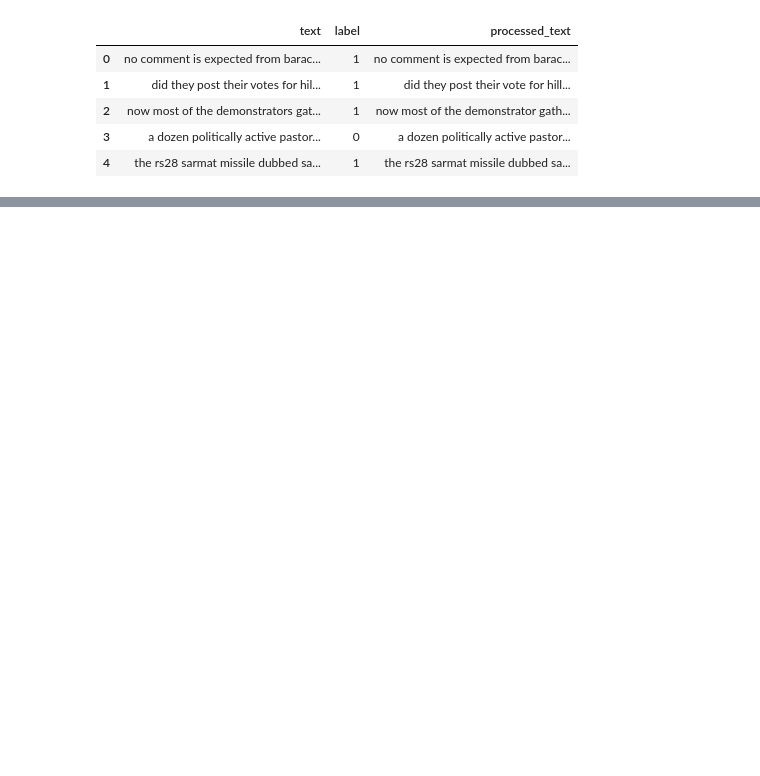
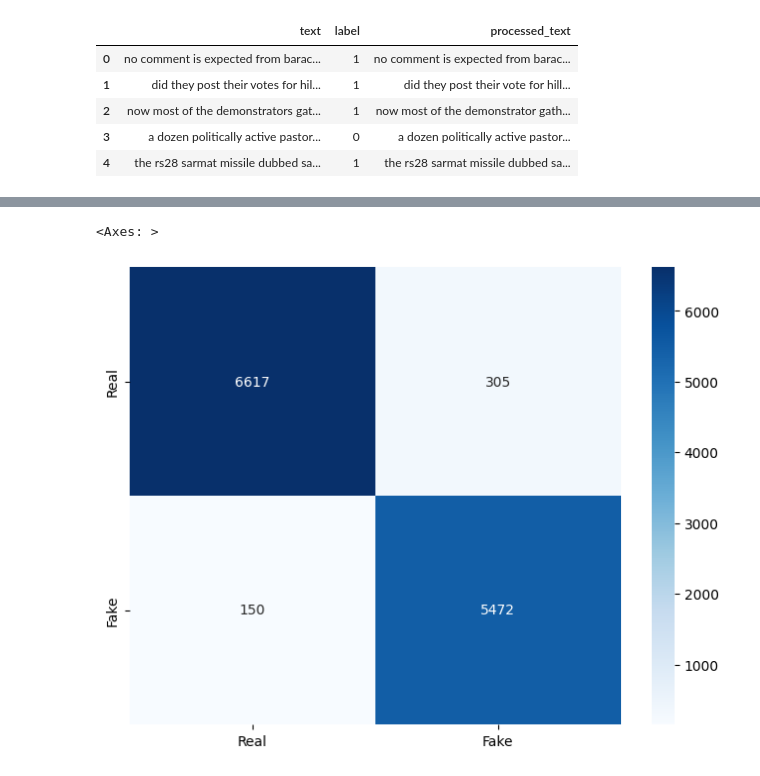
Before and after one commit to safiqurrahmang7/Project-Fake_news_classifier, a Jupyter notebook: notebooks/Model_Training.ipynb, the cells around one changed output, grey strips where cells are left out. Drawn from its saved outputs; the diff is of its cells as text; code cells hidden in the pictures; blank space fills up the shorter version.

Commit message:
Trained and evaluated a fake news classifier using a Bidirectional LSTM model. The model achieved f1-score: 0.97 on the test set.

```diff
--- a/notebooks/Model_Training.ipynb
+++ b/notebooks/Model_Training.ipynb
@@ -30,7 +28,7 @@ sequence_lengths = [len(seq) for seq in sequences]
 # %%
 max_length = max(sequence_lengths)
 # %%
-padded_text = pad_sequences(sequences,maxlen = 100, padding='post', truncating='post')
+padded_text = pad_sequences(sequences,maxlen = 200, padding='post', truncating='post')
 
 print(padded_text.shape)
 # %% [output]
@@ -53,26 +51,19 @@ the shape of y_train: (2596,)
 # %%
 from tensorflow.keras.models import Sequential
-from tensorflow.keras.layers import Embedding, LSTM, Dense, Dropout, SpatialDropout1D
+from tensorflow.keras.layers import Embedding, Bidirectional, LSTM,Dense, Dropout, SpatialDropout1D
 from tensorflow.keras.optimizers import Adam
 
 model = Sequential()
+model.add(Embedding(input_dim=10000, output_dim=100))
+model.add(Bidirectional(LSTM(64, return_sequences=True)))  # Bidirectional LSTM layer
+model.add(Dropout(0.5))  # Dropout for regularization
+model.add(Bidirectional(LSTM(32)))  # Another Bidirectional LSTM layer
+model.add(Dropout(0.5))
+model.add(Dense(1, activation='sigmoid'))  # Output layer for binary classification
 
-# Embedding Layer
-model.add(Embedding(input_dim=10000, output_dim=100, input_length=100))
 
-# Spatial Dropout (to prevent overfitting)
-model.add(SpatialDropout1D(0.2))
-
-# LSTM Layer
-model.add(LSTM(64, dropout=0.2, recurrent_dropout=0.2))
-
-# Dense Layer (output layer)
-model.add(Dense(1, activation='sigmoid'))  # Binary classification (sigmoid activation)
-
-# Step 6: Compiling the Model
-model.compile(loss='binary_crossentropy',
-              optimizer=Adam(learning_rate=0.001),
-              metrics=['accuracy'])
+# Compile the model
+model.compile(loss='binary_crossentropy', optimizer=Adam(learning_rate=0.001), metrics=['accuracy'])
 # %%
 # Step 7: Training the Model
 history = model.fit(X_train, y_train, epochs=5, batch_size=64, validation_data=(X_test, y_test), verbose=2)
@@ -96,0 +81,7 @@ Validation Accuracy: 0.6610
+# %%
+# Step 8: Evaluating the Model
+from sklearn.metrics import accuracy_score, classification_report
+
+# Make predictions on the test set
+y_pred = model.predict(X_test)
+y_pred_classes = (y_pred > 0.5).astype(int)
@@ -97,2 +103,12 @@ Validation Accuracy: 0.6610
+# %%
+from sklearn.metrics import confusion_matrix
+import matplotlib.pyplot as plt
+import seaborn as sns
+cm = confusion_matrix(y_test, y_pred_classes)
+plt.figure(figsize=(8, 6))
+sns.heatmap(cm, annot=True, fmt='d', cmap='Blues', xticklabels=['Real', 'Fake'], yticklabels=['Real', 'Fake'])
+# %% [output]
+<Axes: >
+[figure, added]
 # %%
 # Save the model if needed
```
Also changed, not shown: parts of 9 cells of this notebook.
